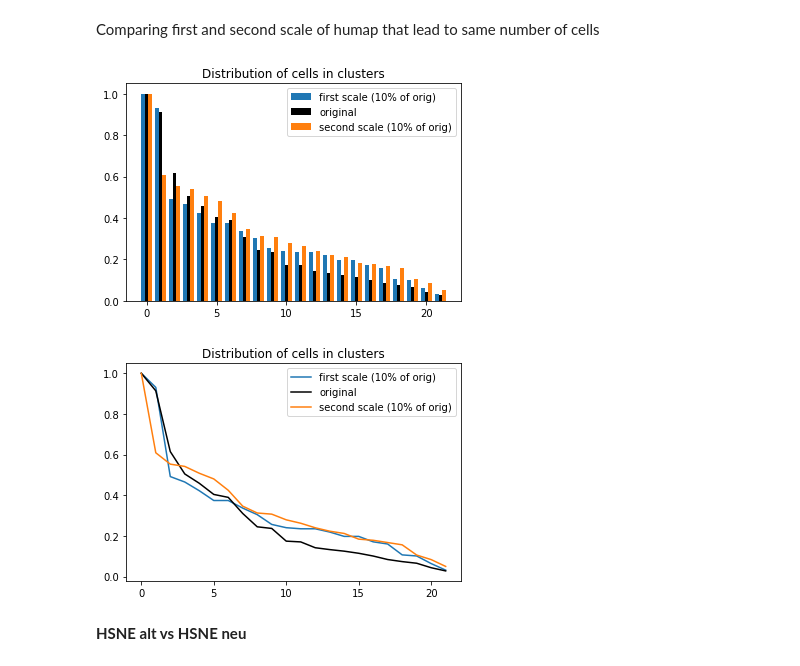
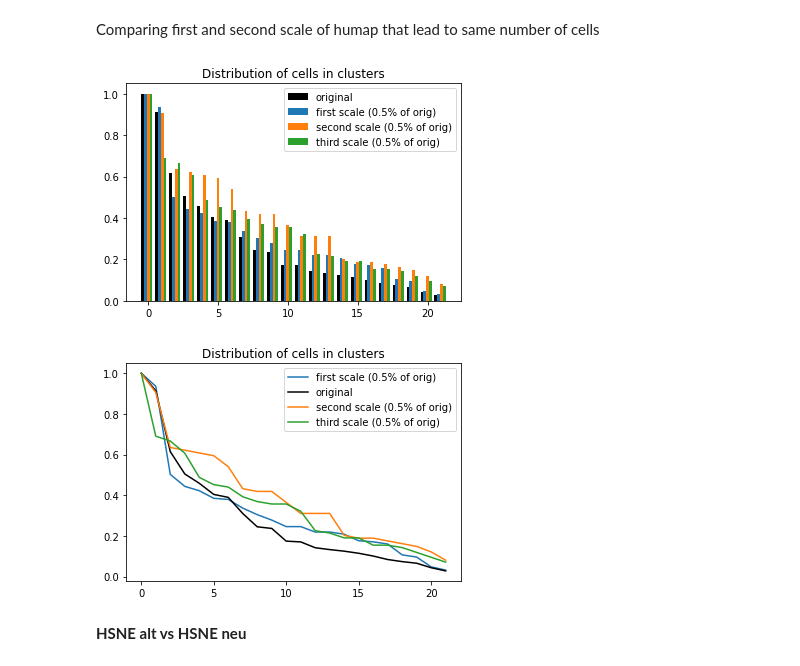
Before and after one commit to buettnerlab/pytometry_legacy, a Jupyter notebook: pytometry/Eval_NB.ipynb, the cells around one changed output. Cells and saved outputs as stored; diff of their text form; code cells hidden in the pictures.

```diff
--- a/pytometry/Eval_NB.ipynb
+++ b/pytometry/Eval_NB.ipynb
@@ -64,7 +64,7 @@ A dataset will be reduced to 5% of its original size using the random subsamplin
 adata_rand_sub = adata.copy()
 adata_humap_sub = adata.copy()
 
-subsampling_factor = 0.01
+subsampling_factor = 0.005
 
 # random subsampling
 print("subsampling randomly")
@@ -76,6 +76,18 @@ print("done")
 print("subsampling with humap")
 humap_tl.humap(adata_humap_sub, subs_mode="factor", factor=subsampling_factor)
 adata_humap_sub = adata_humap_sub.uns["HUMAP_scales"][0]
+
+# second scale
+adata_humap2_sub = adata.copy()
+humap_tl.humap(adata_humap2_sub, subs_mode="factor", n_scales=2, factor=np.sqrt(subsampling_factor))
+adata_humap2_sub = adata_humap2_sub.uns["HUMAP_scales"][-1]
+print(f"adata_humap2_sub with {adata_humap2_sub.X.shape[0]} cells")
+# third scale
+adata_humap3_sub = adata.copy()
+humap_tl.humap(adata_humap3_sub, subs_mode="factor", n_scales=3, factor=np.power(subsampling_factor, 1/3))
+adata_humap3_sub = adata_humap3_sub.uns["HUMAP_scales"][-1]
+print(f"adata_humap3_sub with {adata_humap3_sub.X.shape[0]} cells")
+
 print("done")
 # %% [output]
 subsampling randomly
@@ -278,34 +285,37 @@ Calculating scale 1 with 1294 cells
 # %% [markdown]
 Comparing first and second scale of humap that lead to same number of cells
 # %%
-adata_humap2_sub = adata_humap2_sub.uns["HUMAP_scales"][-1]
-
 orig_clustercount  = adata.obs["louv_05"].value_counts()
 orig_clustercount /= np.max(orig_clustercount)
 
 humap_clustercount = adata_humap_sub.obs["louv_05"].value_counts()
 humap_clustercount /= np.max(humap_clustercount)
 
 humap2_clustercount = adata_humap2_sub.obs["louv_05"].value_counts()
 humap2_clustercount /= np.max(humap2_clustercount)
 
-barwidth = 0.25
-plt.bar(np.arange(humap_clustercount.count())-barwidth, humap_clustercount, barwidth , label="first scale (10% of orig)")
-plt.bar(np.arange(orig_clustercount.count()), orig_clustercount, barwidth, label="original", color="black")
-plt.bar(np.arange(humap2_clustercount.count())+barwidth, humap2_clustercount, barwidth, label="second scale (10% of orig)")
+humap3_clustercount = adata_humap3_sub.obs["louv_05"].value_counts()
+humap3_clustercount /= np.max(humap3_clustercount)
+
+barwidth = 0.2
+plt.bar(np.arange(orig_clustercount.count())-2*barwidth, orig_clustercount, barwidth, label="original", color="black")
+plt.bar(np.arange(humap_clustercount.count())-barwidth, humap_clustercount, barwidth , label=f"first scale ({subsampling_factor*100}% of orig)")
+plt.bar(np.arange(humap2_clustercount.count()), humap2_clustercount, barwidth, label=f"second scale ({subsampling_factor*100}% of orig)")
+plt.bar(np.arange(humap3_clustercount.count())+barwidth, humap3_clustercount, barwidth, label=f"third scale ({subsampling_factor*100}% of orig)")
 plt.legend()
 plt.title("Distribution of cells in clusters")
 plt.show()
 
-plt.plot(np.arange(humap_clustercount.count()), humap_clustercount , label="first scale (10% of orig)")
+plt.plot(np.arange(humap_clustercount.count()), humap_clustercount , label=f"first scale ({subsampling_factor*100}% of orig)")
 plt.plot(np.arange(orig_clustercount.count()), orig_clustercount, label="original", color="black")
-plt.plot(np.arange(humap2_clustercount.count()), humap2_clustercount, label="second scale (10% of orig)")
+plt.plot(np.arange(humap2_clustercount.count()), humap2_clustercount, label=f"second scale ({subsampling_factor*100}% of orig)")
+plt.plot(np.arange(humap3_clustercount.count()), humap3_clustercount, label=f"third scale ({subsampling_factor*100}% of orig)")
 plt.legend()
 plt.title("Distribution of cells in clusters")
 plt.show()
 # %% [output]
-[figure, old version]
+[figure, new version]
-[figure, old version]
+[figure, new version]
 # %%
 # sehr wenig zellen
 # %% [markdown]
```
Also changed, not shown: parts of 10 cells of this notebook.
